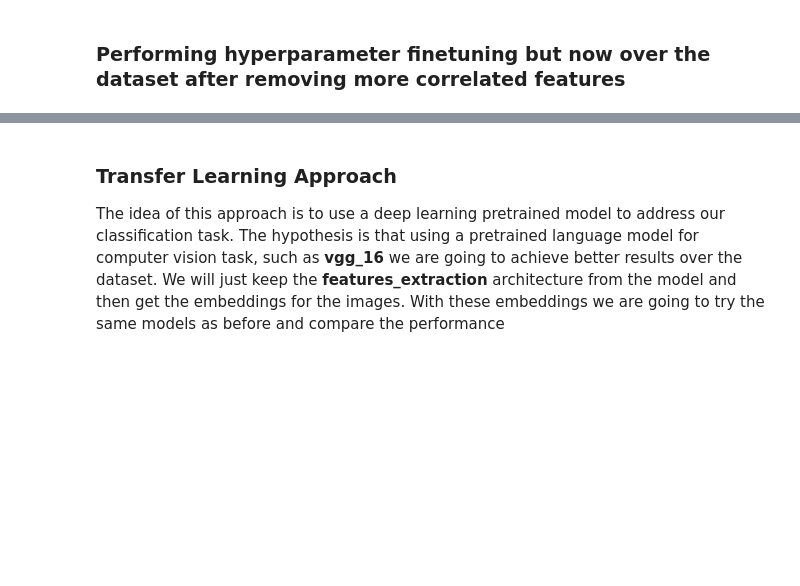
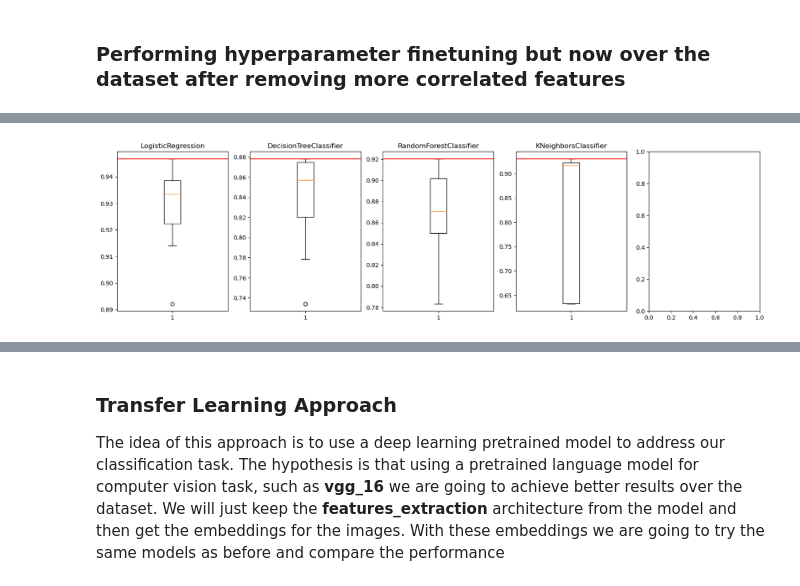
Before and after one commit to jlopetegui98/Hands-on-ML-Project, a Jupyter notebook: main.ipynb, the cells around one changed output, grey strips where cells are left out. Saved outputs shown, nothing was run; the diff lists cells and outputs as text; code cells hidden in the pictures; blank space fills up the shorter version.

```diff
--- a/main.ipynb
+++ b/main.ipynb
@@ -741,6 +797,8 @@ def random_search(pipe, param_grid, X, y, n_iter=10, cv=5, verbose=1, n_jobs=-1,
 models = ['LogisticRegression', 'DecisionTreeClassifier', 'RandomForestClassifier', 'KNeighborsClassifier', 'SVC']
 pipes = [pipe_lr, pipe_dt, pipe_rf, pipe_knn, pipe_svm]
 param_grids = [param_grid_lr, param_grid_dt, param_grid_rf, param_grid_knn, param_grid_svm]
+param_grids_clean = [param_grid_lr_clean, param_grid_dt_clean, param_grid_rf_clean, param_grid_knn_clean, param_grid_svm_clean]
+param_grids_tl = [param_grid_lr_tl, param_grid_dt_tl, param_grid_rf_tl, param_grid_knn_tl, param_grid_svm_tl]
 # %%
 def hyperparameter_tuning(X, y, models, pipes, param_grids):
     """
@@ -922,4 +980,4 @@ weighted avg       0.82      0.79      0.76       624
 ### Performing hyperparameter finetuning but now over the dataset after removing more correlated features
 # %%
 # fine tune the models for training data with correlation analysis
-best_estimators_clean, best_scores_clean, best_params_clean, cv_results_clean = hyperparameter_tuning(train_images_clean, train_labels, models, pipes, param_grids)
+best_estimators_clean, best_scores_clean, best_params_clean, cv_results_clean = hyperparameter_tuning(train_images_clean, train_labels, models, pipes, param_grids_clean)
@@ -929,5 +992,7 @@ print_results(models, best_scores_clean, best_params_clean)
 # %%
 # box plot of the cross validation results for each model with the best score highlighted
-plot_cv_results(models, cv_results_clean, best_scores_clean)
+plot_cv_results(models[:-1], cv_results_clean, best_scores_clean)
+# %% [output]
+[figure, added]
 # %%
 # evaluate the best models obtained for training data with correlation analysis on the test dataset
```
Also changed, not shown: parts of 53 cells of this notebook.
